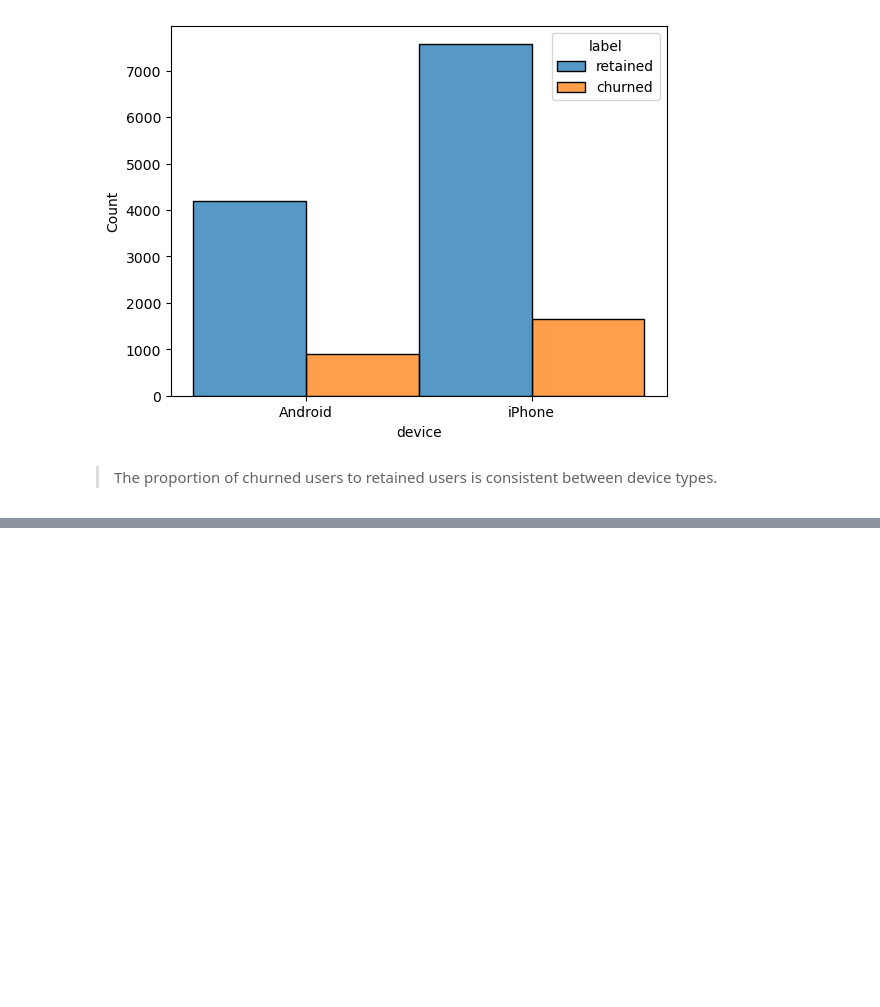
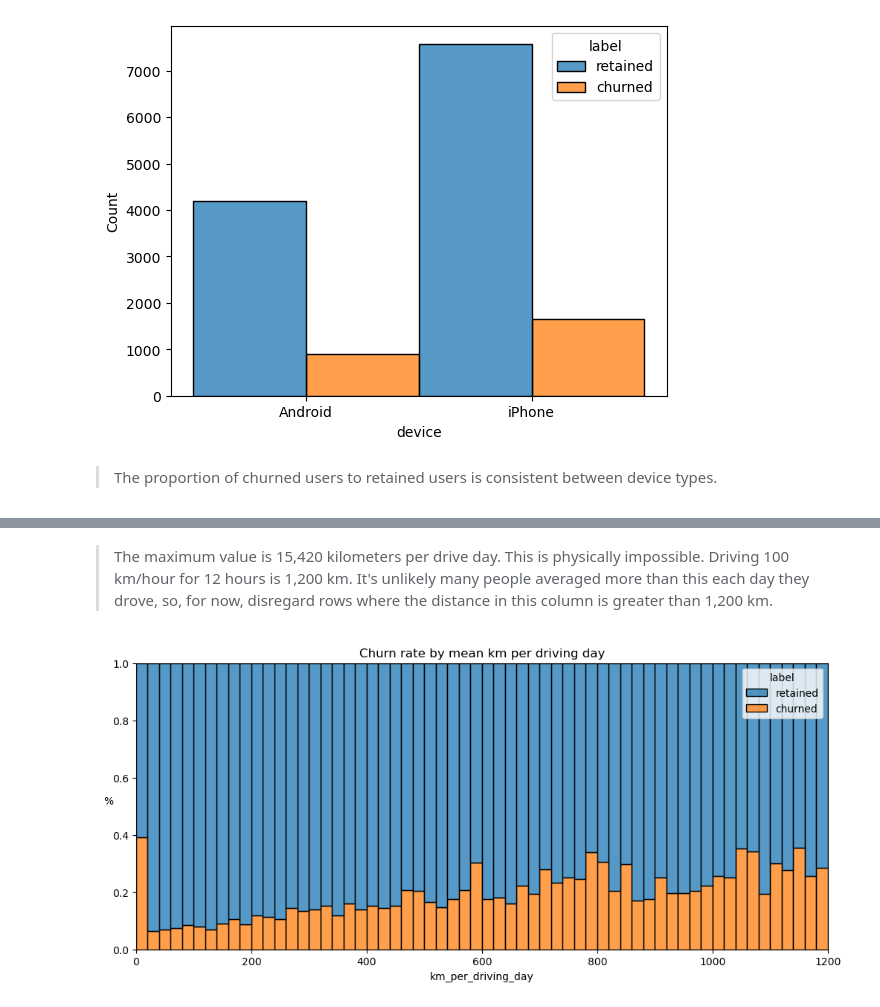
Before and after one commit to alishanstyles/Waze, a Jupyter notebook: Untitled.ipynb, the cells around one changed output, grey strips where cells are left out. Cells and saved outputs as stored; diff of their text form; code cells hidden in the pictures; blank space fills up the shorter version.

```diff
--- a/Untitled.ipynb
+++ b/Untitled.ipynb
@@ -381,0 +394,6 @@ df['km_per_driving_day'].describe()
+# %%
+# 1. Converting infinite values to zero
+df.loc[df['km_per_driving_day']==np.inf, 'km_per_driving_day'] = 0
+
+# 2. Confirm that it worked
+df['km_per_driving_day'].describe()
@@ -381,0 +410,13 @@ df['km_per_driving_day'].describe()
+# %% [markdown]
+> The maximum value is 15,420 kilometers per drive day. This is physically impossible. Driving 100 km/hour for 12 hours is 1,200 km. It's unlikely many people averaged more than this each day they drove, so, for now, disregard rows where the distance in this column is greater than 1,200 km.
+# %%
+plt.figure(figsize=(12,5))
+sns.histplot(data=df,
+             x='km_per_driving_day',
+             bins=range(0,1201,20),
+             hue='label',
+             multiple='fill')
+plt.ylabel('%', rotation=0)
+plt.title('Churn rate by mean km per driving day');
+# %% [output]
+[figure, added]
```
Also changed, not shown: parts of 6 cells of this notebook.
